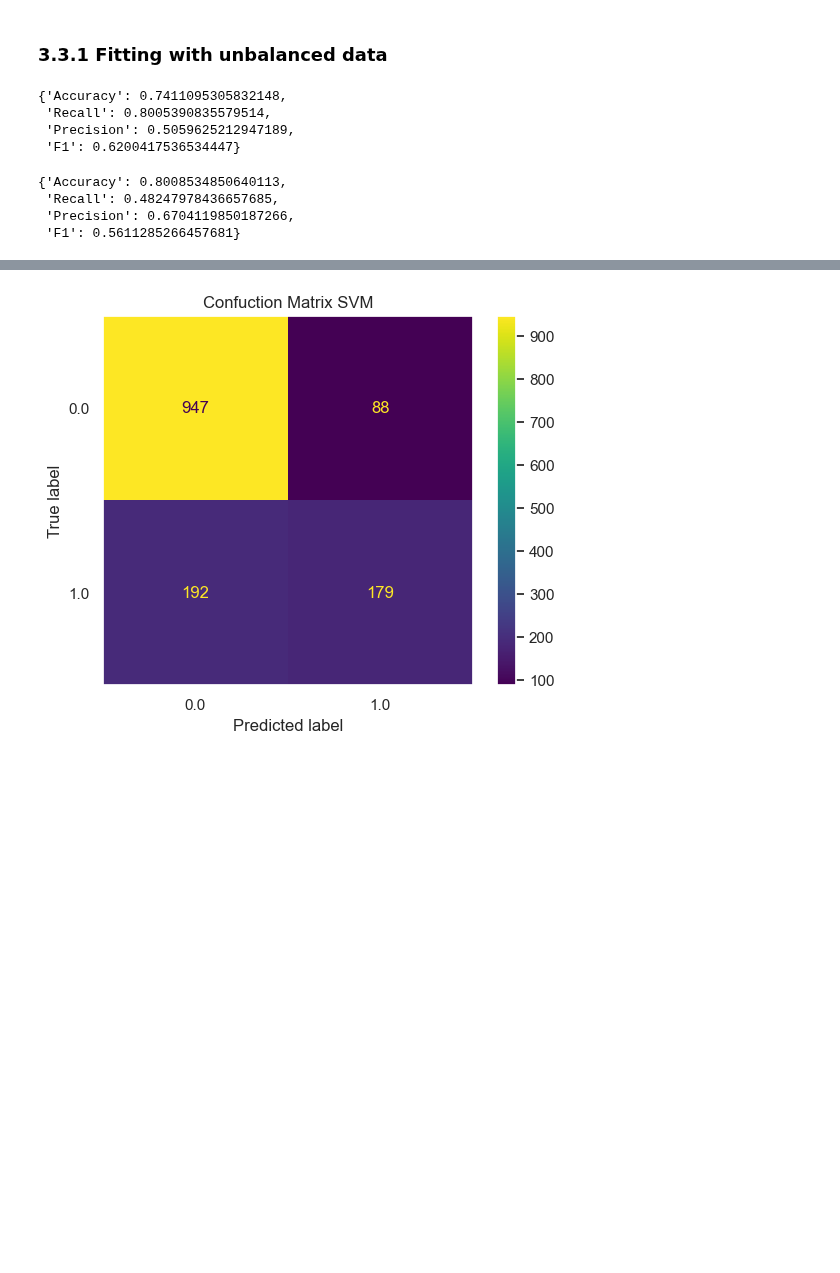
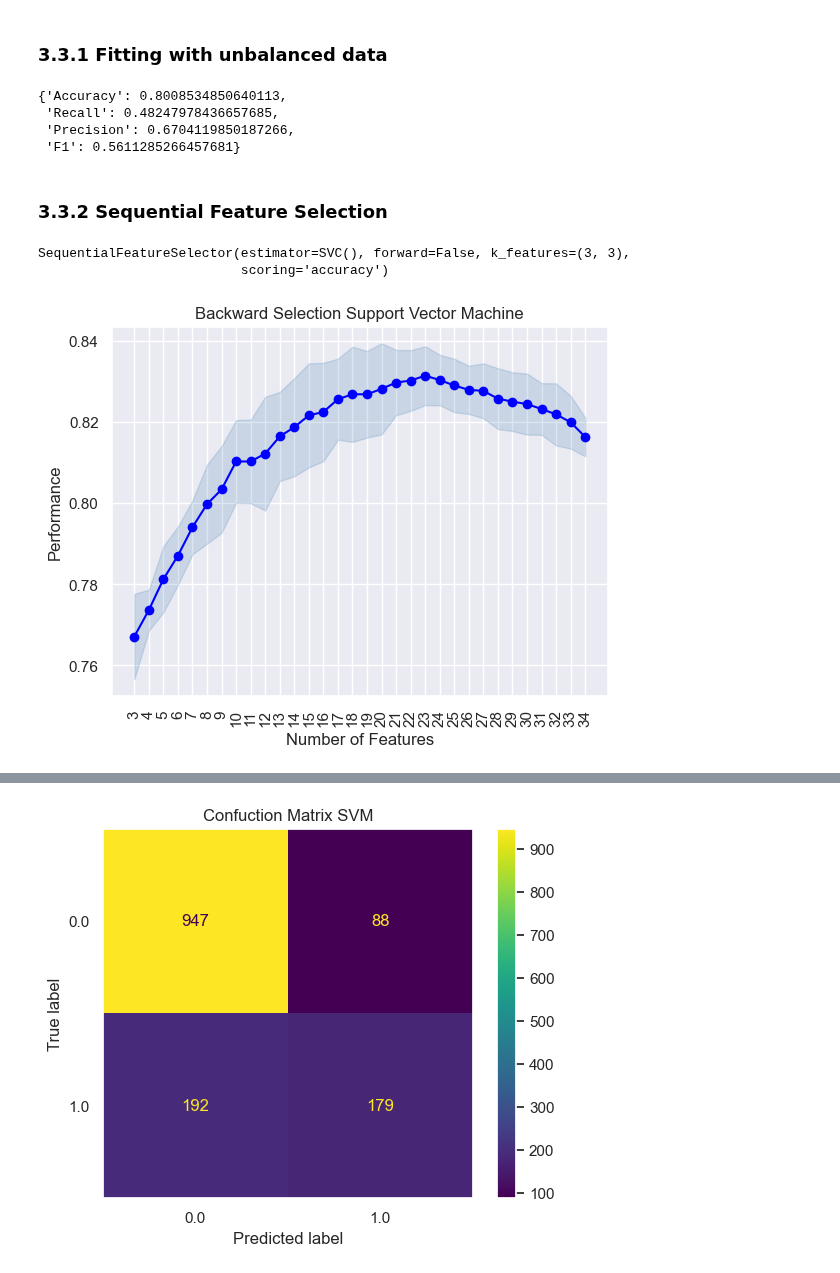
Before and after one commit to emsif84/churn_prediction, a Jupyter notebook: churn_prediction.ipynb, the cells around one changed output, grey strips where cells are left out. Drawn from its saved outputs; the diff is of its cells as text; code cells hidden in the pictures; blank space fills up the shorter version.

```diff
--- a/churn_prediction.ipynb
+++ b/churn_prediction.ipynb
@@ -540,24 +601,5 @@ mean test score:
 # %% [markdown]
 ### 3.3.1 Fitting with unbalanced data
-# %%
-#Predict y with test data
-y_pred_svm = gridcv_svm.predict(X_test)
-
-#Create empty dict
-metrics_svm = {}
-
-#Metrics to dict
-metrics_svm['Accuracy'] = metrics.accuracy_score(y_test,y_pred_svm)
-metrics_svm['Recall'] =metrics.recall_score(y_test,y_pred_svm)
-metrics_svm['Precision'] =metrics.precision_score(y_test,y_pred_svm)
-metrics_svm['F1'] = metrics.f1_score(y_test,y_pred_svm)
-
-metrics_svm
-# %% [output]
-{'Accuracy': 0.7411095305832148,
- 'Recall': 0.8005390835579514,
- 'Precision': 0.5059625212947189,
- 'F1': 0.6200417536534447}
 # %%
 #Fit Gridsearch with training data
 gridcv_svm.fit(X_train,y_train)
@@ -580,3 +622,22 @@ metrics_svm_unbalanced
  'Recall': 0.48247978436657685,
  'Precision': 0.6704119850187266,
  'F1': 0.5611285266457681}
+# %% [markdown]
+### 3.3.2 Sequential Feature Selection
+# %%
+sbs_svm = SequentialFeatureSelector(estimator=svm,
+                                    forward=False,
+                                    floating=False,
+                                    scoring='accuracy',
+                                    k_features=3)
+
+sbs_svm.fit(X_train_bal,y_train_bal)
+# %% [output]
+SequentialFeatureSelector(estimator=SVC(), forward=False, k_features=(3, 3),
+                          scoring='accuracy')
+# %%
+plot_sfs(sbs_svm.get_metric_dict())
+plt.title('Backward Selection Support Vector Machine')
+plt.xticks(rotation=90);
+# %% [output]
+[figure, added]
```
Also changed, not shown: parts of 15 cells of this notebook.
